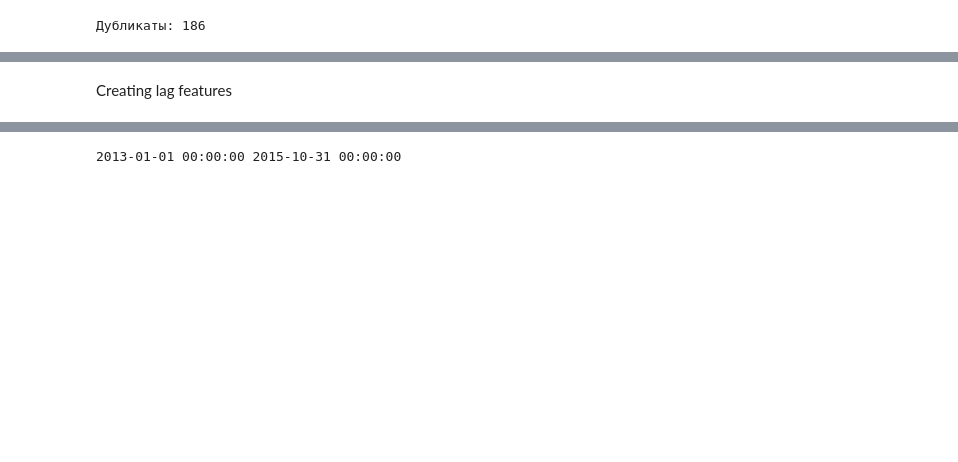
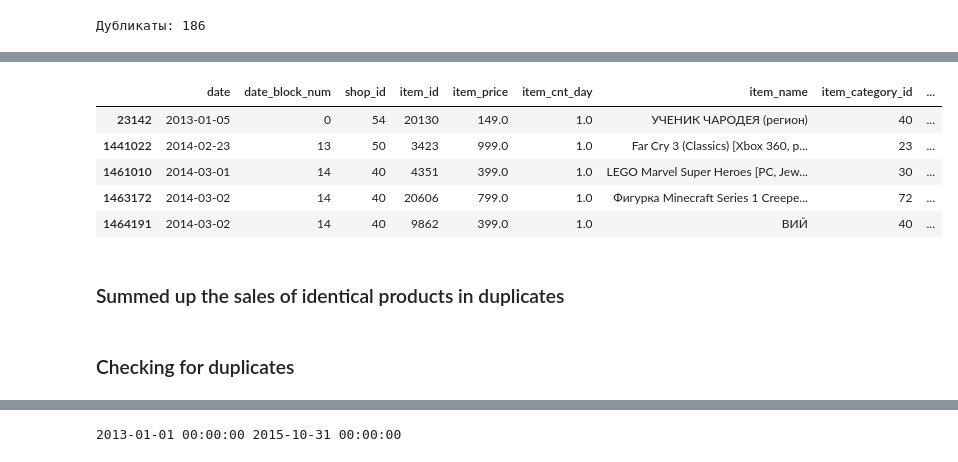
Before and after one commit to 200kgsquat/sales_prediction, a Jupyter notebook: notebooks/DQC_and_ETL.ipynb, the cells around one changed output, grey strips where cells are left out. Cells and saved outputs as stored; diff of their text form; code cells hidden in the pictures; blank space fills up the shorter version.

```diff
--- a/notebooks/DQC_and_ETL.ipynb
+++ b/notebooks/DQC_and_ETL.ipynb
@@ -149,3 +139,12 @@ df.drop_duplicates()
-# %% [markdown]
-Creating lag features
+# %%
+duplicates.head()
+# %% [output]
+|  | date | date_block_num | shop_id | item_id | item_price | item_cnt_day | item_name | item_category_id | ... |
+| 23142 | 2013-01-05 | 0 | 54 | 20130 | 149.0 | 1.0 | УЧЕНИК ЧАРОДЕЯ (регион) | 40 | ... |
+| 1441022 | 2014-02-23 | 13 | 50 | 3423 | 999.0 | 1.0 | Far Cry 3 (Classics) [Xbox 360, р... | 23 | ... |
+| 1461010 | 2014-03-01 | 14 | 40 | 4351 | 399.0 | 1.0 | LEGO Marvel Super Heroes [PC, Jew... | 30 | ... |
+| 1463172 | 2014-03-02 | 14 | 40 | 20606 | 799.0 | 1.0 | Фигурка Minecraft Series 1 Creepe... | 72 | ... |
+| 1464191 | 2014-03-02 | 14 | 40 | 9862 | 399.0 | 1.0 | ВИЙ | 40 | ... |
+# %% [markdown]
+### Summed up the sales of identical products in duplicates
 # %%
@@ -156,0 +152,2 @@ df['sales_last_month'] = df.groupby(['shop_id', 'item_id'])['item_cnt_day'].shif
+# %% [markdown]
+ ### Checking for duplicates
```
Also changed, not shown: parts of 41 cells of this notebook.
